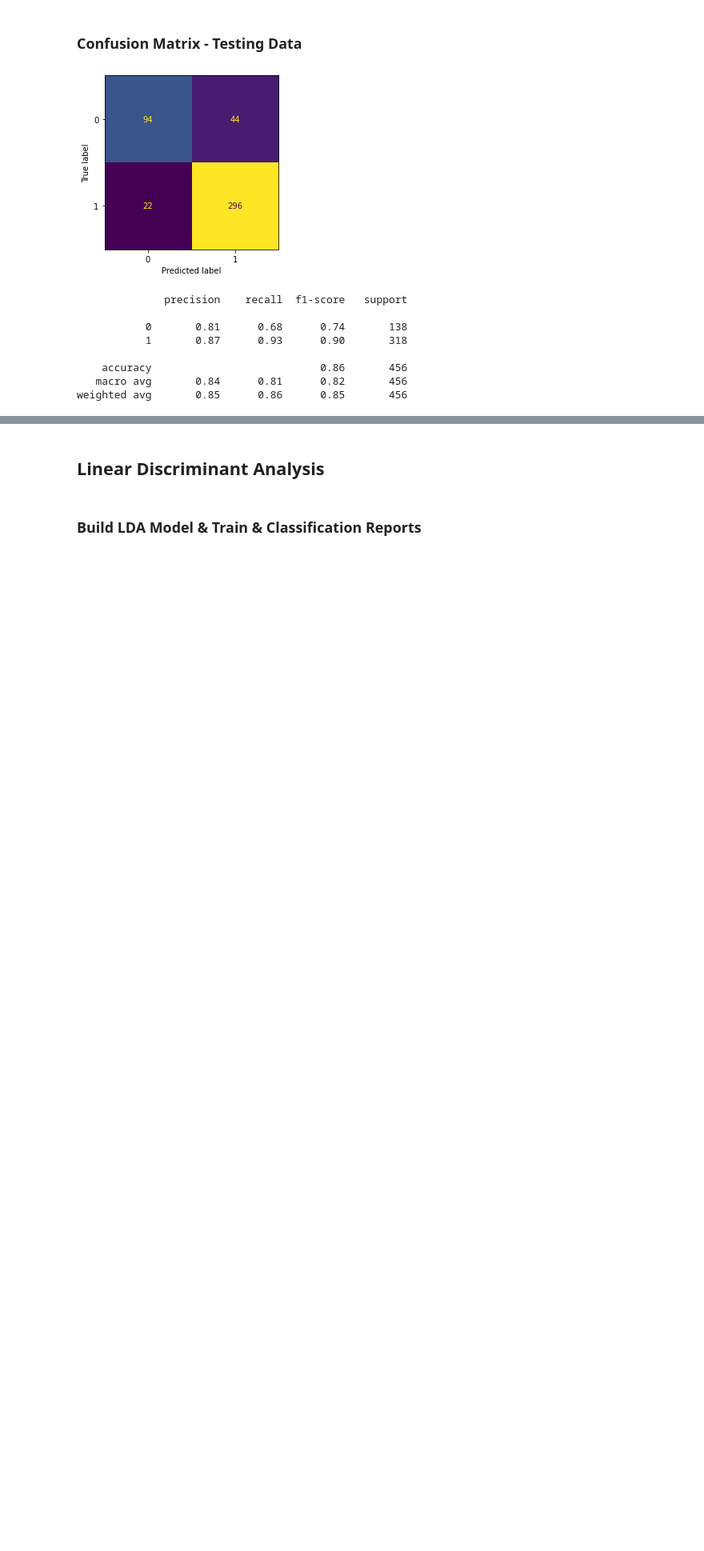
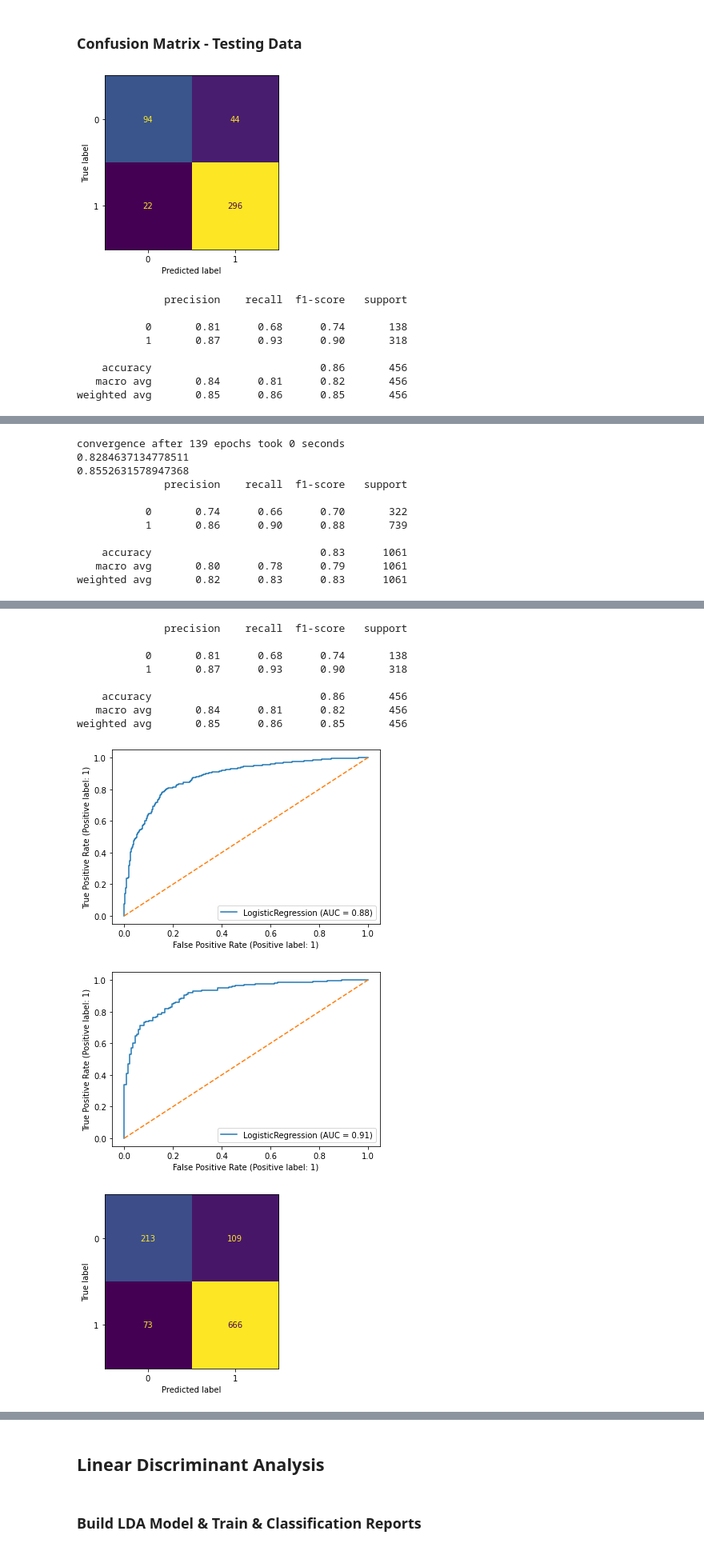
Before and after one commit to sainadh6414/datascience, a Jupyter notebook: _6_machine_learning/project/Notebook.ipynb, the cells around one changed output, grey strips where cells are left out. Shown at 80% size. Saved outputs shown, nothing was run; the diff lists cells and outputs as text; code cells hidden in the pictures; blank space fills up the shorter version.

```diff
--- a/_6_machine_learning/project/Notebook.ipynb
+++ b/_6_machine_learning/project/Notebook.ipynb
@@ -416,0 +417,48 @@ weighted avg       0.85      0.86      0.85       456
+# %%
+model = LogisticRegression(solver='saga',
+                           max_iter=10000,
+                           penalty='elasticnet',
+                           verbose=True,
+                           n_jobs=2,
+                           l1_ratio=0,
+                          random_state=123)
+
+model.fit(X_train, y_train)
+
+ytrain_predict = model.predict(X_train)
+ytest_predict = model.predict(X_test)
+
+ytest_predict_prob=model.predict_proba(X_test)
+pd.DataFrame(ytest_predict_prob).head()
+
+# Accuracy - Training Data
+print(model.score(X_train, y_train))
+
+plot_roc_curve(model, X_train,y_train)
+plt.plot([0, 1], [0, 1], linestyle='--');
+
+# Accuracy - Test Data
+print(model.score(X_test, y_test))
+
+plot_roc_curve(model, X_test, y_test);
+plt.plot([0,1],[0,1], linestyle='--');
+
+plot_confusion_matrix(model,X_train,y_train, colorbar=False);
+
+print(classification_report(y_train, ytrain_predict))
+
+plot_confusion_matrix(model,X_test,y_test, colorbar=False);
+
+print(classification_report(y_test, ytest_predict))
+# %% [output]
+convergence after 139 epochs took 0 seconds
+0.8284637134778511
+0.8552631578947368
+              precision    recall  f1-score   support
+
+           0       0.74      0.66      0.70       322
+           1       0.86      0.90      0.88       739
+
+    accuracy                           0.83      1061
+   macro avg       0.80      0.78      0.79      1061
+weighted avg       0.82      0.83      0.83      1061
@@ -416,0 +467,11 @@ weighted avg       0.85      0.86      0.85       456
+              precision    recall  f1-score   support
+
+           0       0.81      0.68      0.74       138
+           1       0.87      0.93      0.90       318
+
+    accuracy                           0.86       456
+   macro avg       0.84      0.81      0.82       456
+weighted avg       0.85      0.86      0.85       456
+[figure, added]
+[figure, added]
+[figure, added]
```
Also changed, not shown: parts of 112 cells of this notebook, 4 other files.
